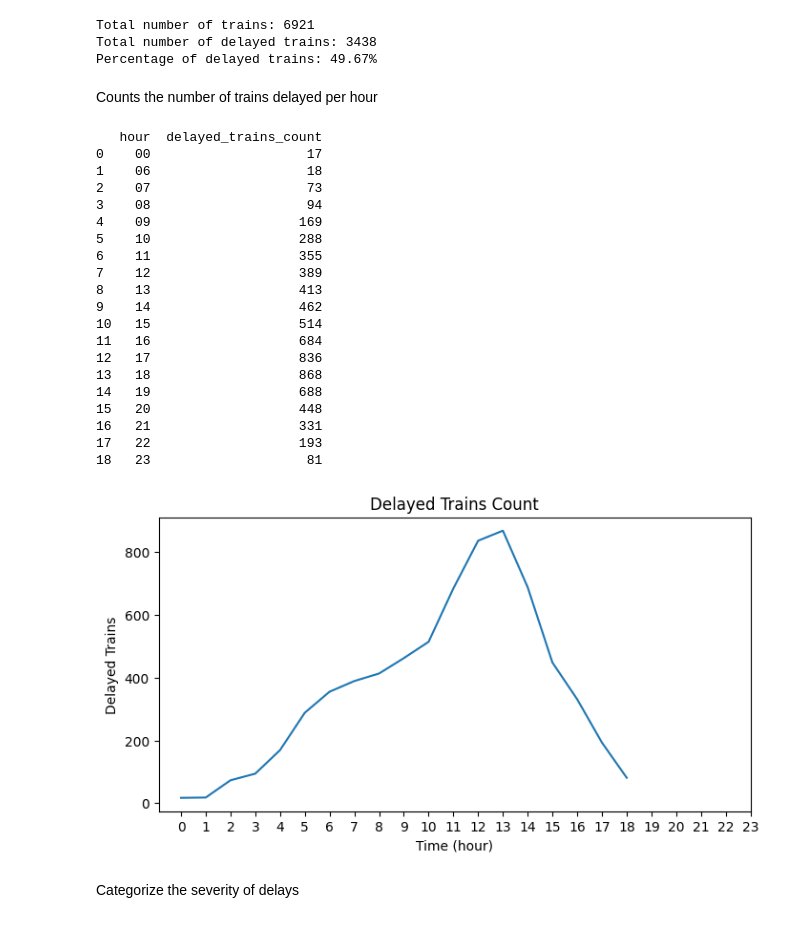
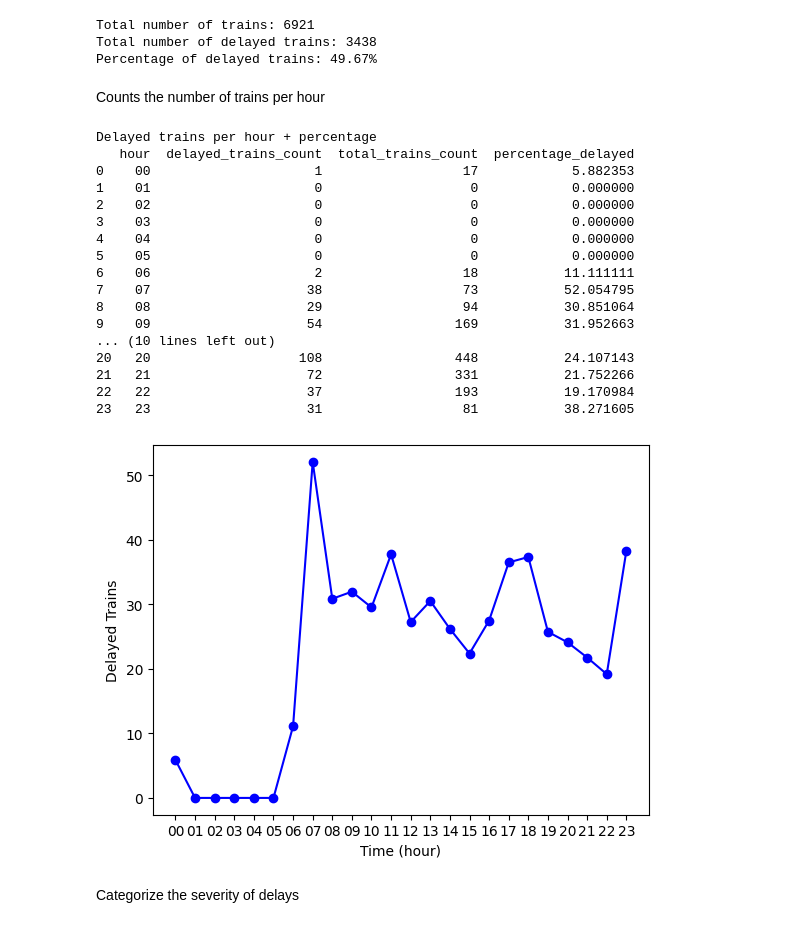
Before and after one commit to sthyu/Real_Time_LIRR, a Jupyter notebook: LIRR_GTFS_Analysis.ipynb, the cells around one changed output. Saved outputs shown, nothing was run; the diff lists cells and outputs as text; code cells hidden in the pictures.

```diff
--- a/LIRR_GTFS_Analysis.ipynb
+++ b/LIRR_GTFS_Analysis.ipynb
@@ -161,3 +154,5 @@ Mounted at /content/drive
+# %%
+DELAY = 60
 # %%
 def analyze():
     return 0
@@ -300,7 +295,7 @@ def delayed_trains_per_route(pandas_df):
         delay_seconds = train['delay_formatted']
         #delay_formatted = delay.time()
         #delay_seconds = parse_delay(delay_formatted)
-        if(delay_seconds>0):
+        if(delay_seconds>DELAY):
 
           route_id = train['route_id']
           route_counter[int(route_id)-1] = route_counter[int(route_id)-1] + 1
@@ -316,15 +311,28 @@ def category_of_delays(pandas_df):
     category_counts = count_df['category'].value_counts().reindex(labels, fill_value=0)
     #print(category_counts)
     return count_df,category_counts
-#sorts delayed trains per hour
+#sorts trains per hour
 def delayed_trains_per_hour(pandas_df):
     count_df = pandas_df.copy()
-
     count_df['hour'] = pd.to_datetime(count_df['local_arrival_time']).dt.strftime('%H')
 
-    sorted_delays = count_df.groupby('hour').size().reset_index(name='delayed_trains_count')
+    delayed_trains_df = count_df[count_df['delay_formatted'] > DELAY]
+    delayed_trains_count = delayed_trains_df.groupby('hour').size().reset_index(name='delayed_trains_count')
+    total_trains_count = count_df.groupby('hour').size().reset_index(name='total_trains_count')
 
-    return sorted_delays
+    all_hours = pd.DataFrame({'hour': [f'{i:02d}' for i in range(24)]})
+
+    merged_counts = pd.merge(all_hours, delayed_trains_count, on='hour', how='left')
+    merged_counts = pd.merge(merged_counts, total_trains_count, on='hour', how='left')
+
+    merged_counts['delayed_trains_count'] = merged_counts['delayed_trains_count'].fillna(0).astype(int)
+    merged_counts['total_trains_count'] = merged_counts['total_trains_count'].fillna(0).astype(int)
+
+    merged_counts['percentage_delayed'] = (
+        (merged_counts['delayed_trains_count'] / merged_counts['total_trains_count']) * 100
+        ).fillna(0)
+
+    return merged_counts
 # %%
 #Get all transfers of a particualr trip at station station_id
 def get_transfers_trip(cur, station_id, trip_id):
@@ -626,0 +653,2 @@ count_trains(cleaned_data)
+# %%
+count_delayed_trains_info(cleaned_data)
@@ -804,41 +856,39 @@ Total number of trains: 6921
 Total number of delayed trains: 3438
 Percentage of delayed trains: 49.67%
 # %% [markdown]
-Counts the number of trains delayed per hour
+Counts the number of trains per hour
 # %%
 delayed_trains_hour = delayed_trains_per_hour(cleaned_data)
-
+print("Delayed trains per hour + percentage")
 print(delayed_trains_hour)
 # %% [output]
-   hour  delayed_trains_count
-0    00                    17
-1    06                    18
-2    07                    73
-3    08                    94
-4    09                   169
-5    10                   288
-6    11                   355
-7    12                   389
-8    13                   413
-9    14                   462
-10   15                   514
-11   16                   684
-12   17                   836
-13   18                   868
-14   19                   688
-15   20                   448
-16   21                   331
-17   22                   193
-18   23                    81
+Delayed trains per hour + percentage
+   hour  delayed_trains_count  total_trains_count  percentage_delayed
+0    00                     1                  17            5.882353
+1    01                     0                   0            0.000000
+2    02                     0                   0            0.000000
+3    03                     0                   0            0.000000
+4    04                     0                   0            0.000000
+5    05                     0                   0            0.000000
+6    06                     2                  18           11.111111
+7    07                    38                  73           52.054795
+8    08                    29                  94           30.851064
+9    09                    54                 169           31.952663
+... (10 lines left out)
+20   20                   108                 448           24.107143
+21   21                    72                 331           21.752266
+22   22                    37                 193           19.170984
+23   23                    31                  81           38.271605
 # %%
 
-delayed_trains_hour['delayed_trains_count'].plot(kind='line', figsize=(8, 4), title='Delayed Trains Count')
+#delayed_trains_hour['delayed_trains_count'].plot(kind='line', figsize=(8, 4), title='Delayed Trains Count')
+plt.plot(delayed_trains_hour['hour'], delayed_trains_hour['percentage_delayed'], marker='o', color='b', label='Delayed Trains Percentage')
 plt.xticks(range(0, 24))
 plt.xlabel('Time (hour)')
 plt.ylabel('Delayed Trains')
 plt.show()
 # %% [output]
-[figure, old version]
+[figure, new version]
 # %% [markdown]
 Categorize the severity of delays
 # %% [markdown]
```
Also changed, not shown: parts of 18 cells of this notebook.
